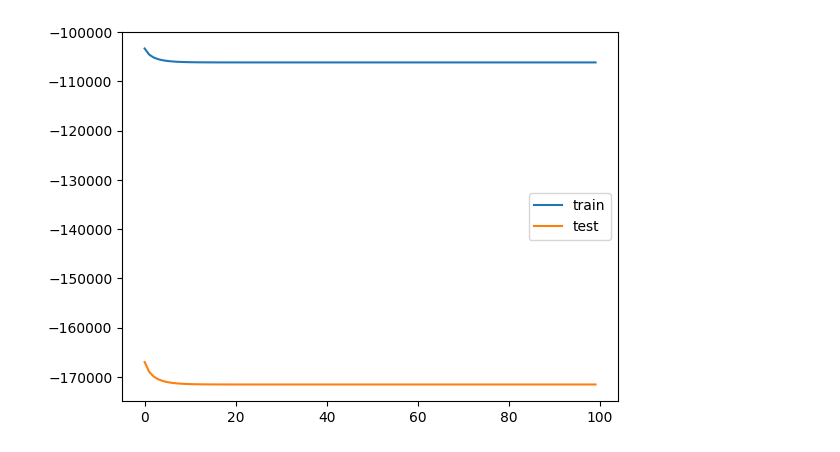
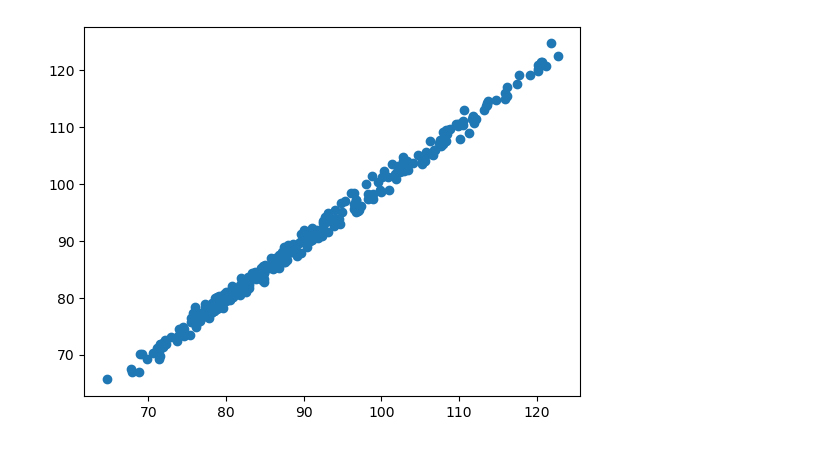
Before and after one commit to watrgoat/WTI-Crude-Prediction, a Jupyter notebook: predict.ipynb, the cells around one changed output. Drawn from its saved outputs; the diff is of its cells as text; code cells hidden in the pictures.

```diff
--- a/predict.ipynb
+++ b/predict.ipynb
@@ -46,10 +70,10 @@ df.head()
 # %%
 test = df.drop(df.tail(5300).index, inplace = False)
 train = df
-train_y = train[data_s]
-train_X = train.drop(columns=data_s)
-test_y = test[data_s]
-test_X = test.drop(columns=data_s)
+y_train = train[data_s]
+X_train = train.drop(columns=data_s)
+y_test = test[data_s]
+X_test = test.drop(columns=data_s)
 # %%
 # dates = {
 #     'year':[],
@@ -67,7 +89,7 @@ evalset = [(train_X, train_y), (test_X, test_y)]
 # %%
 # Instantiation
-model = xg.XGBRegressor(objective='reg:squarederror', n_estimators=100, seed=123)
+model = xg.XGBRegressor(eta=.11, objective='reg:squarederror', max_depth=4, n_estimators=100, seed=123)
 # %%
 # Fitting the model
-model.fit(train_X, train_y, eval_metric='logloss', eval_set=evalset)
+model.fit(X_train, y_train)
 # %% [output]
@@ -111,3 +107,3 @@ XGBRegressor(base_score=None, booster=None, callbacks=None,
 # %%
 # Predict the model
-yhat = model.predict(test_X)
+yhat = model.predict(X_test)
@@ -124,12 +126,8 @@ results = model.evals_result()
-# %%
-pyplot.plot(results['validation_0']['logloss'], label='train')
-pyplot.plot(results['validation_1']['logloss'], label='test')
-# show the legend
-pyplot.legend()
-# show the plot
-pyplot.show()
-# %% [output]
-[figure, removed]
+# %%
+pyplot.scatter(yhat, y_test)
+pyplot.show()
+# %% [output]
+[figure, added]
 # %%
 # todo:
 # graph loss
```
Also changed, not shown: parts of 12 cells of this notebook, 2 other files.
